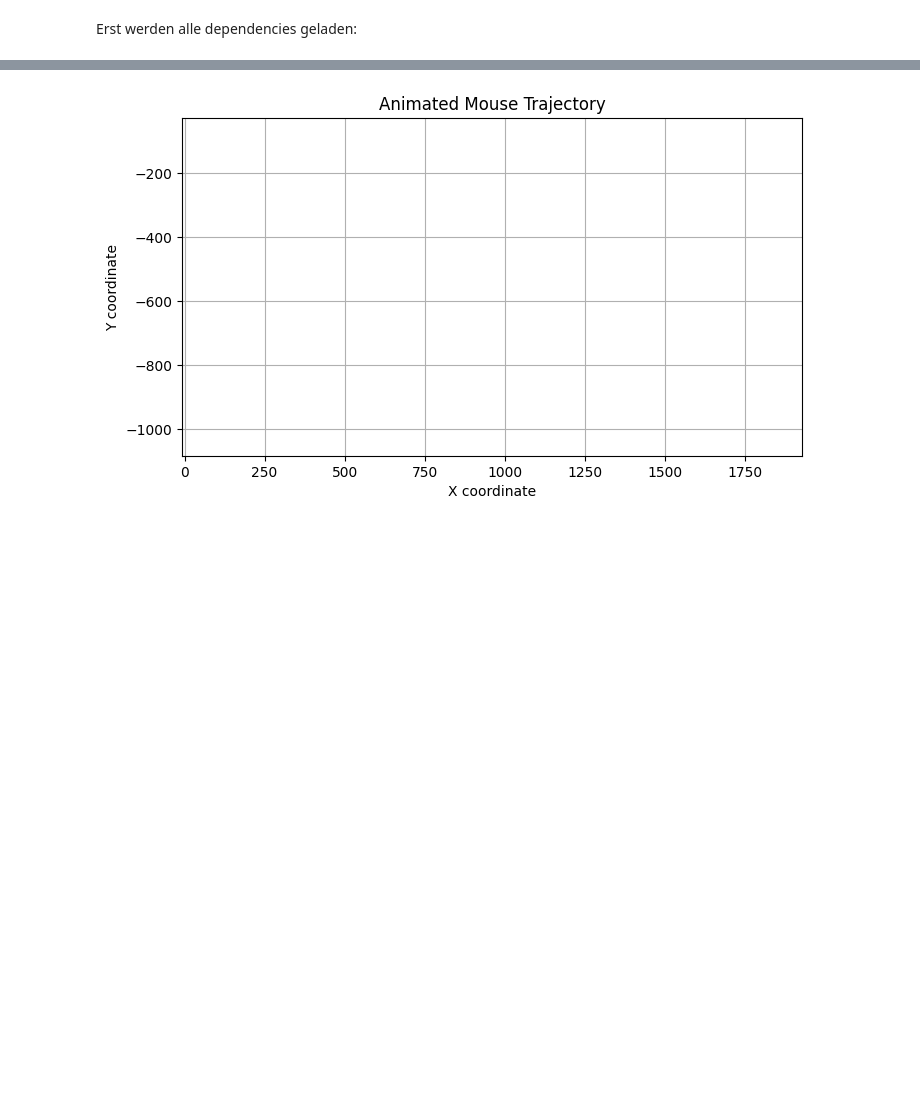
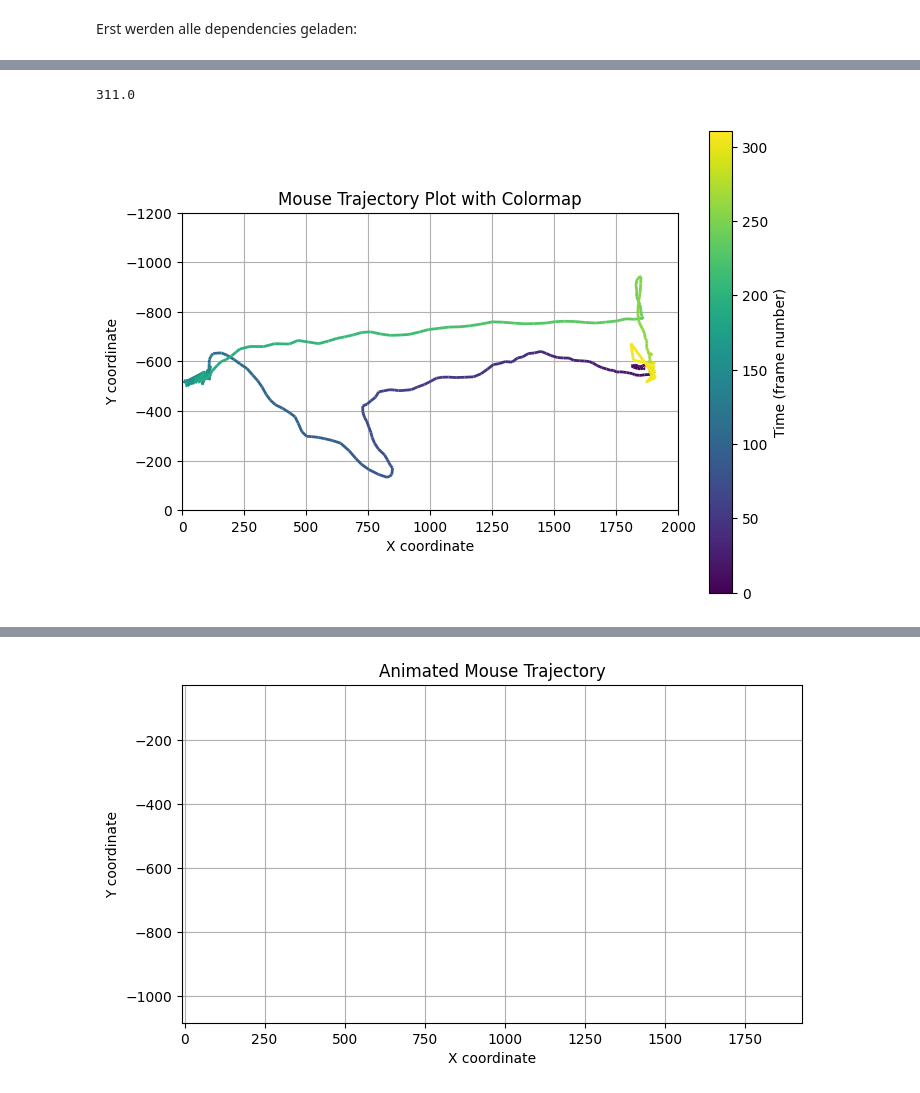
Before and after one commit to FabianQuicken/Ambros_analysis, a Jupyter notebook: scripts/interactive_analysis.ipynb, the cells around one changed output, grey strips where cells are left out. Cells and saved outputs as stored; diff of their text form; code cells hidden in the pictures; blank space fills up the shorter version.

```diff
--- a/scripts/interactive_analysis.ipynb
+++ b/scripts/interactive_analysis.ipynb
@@ -96,0 +168,43 @@ plt.show()
+# %%
+# Plotten mit Colormap
+
+import matplotlib.pyplot as plt
+import matplotlib.collections as mc
+import numpy as np
+
+# filter likelihood
+data_filtered = likelihood_filtering(df = data.copy(), likelihood_row_name=keypoints.value+'_likelihood', filter_val=0.50)
+
+# Beispiel: Ihre Daten (bitte x_coords und y_coords entsprechend setzen)
+x_coords = data_filtered[keypoints.value+'_x']
+y_coords = data_filtered[keypoints.value+'_y'] * -1
+
+# X- und Y-Koordinaten in Segmente aufteilen
+points = np.array([x_coords, y_coords]).T.reshape(-1, 1, 2)
+segments = np.concatenate([points[:-1], points[1:]], axis=1)
+
+# Colormap definieren
+norm = plt.Normalize(0, len(x_coords))
+lc = mc.LineCollection(segments, cmap='viridis', norm=norm)
+lc.set_array(np.arange(len(x_coords)))
+lc.set_linewidth(2)
+
+# Plot erstellen
+fig, ax = plt.subplots(figsize=(8, 6))
+ax.add_collection(lc)
+ax.set_xlim(0, 2000.0)
+ax.set_ylim(0, -1200.0)
+ax.set_title("Mouse Trajectory Plot with Colormap")
+ax.set_xlabel("X coordinate")
+ax.set_ylabel("Y coordinate")
+ax.grid(True)
+ax.set_aspect('equal')
+
+# Colorbar (optional)
+cbar = plt.colorbar(lc, ax=ax)
+cbar.set_label('Time (frame number)')
+
+plt.show()
+# %% [output]
+311.0
+[figure, added]
```
Also changed, not shown: parts of 6 cells of this notebook, 1 other file.
